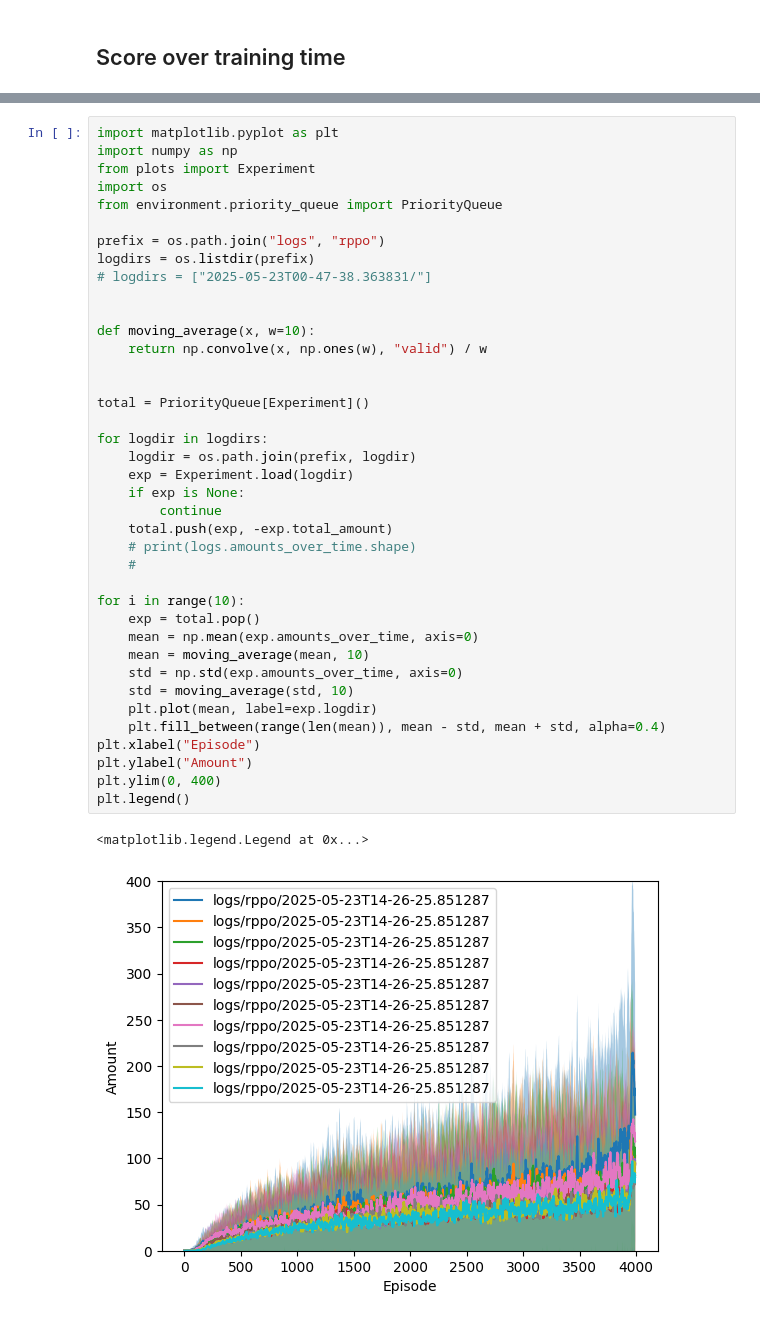
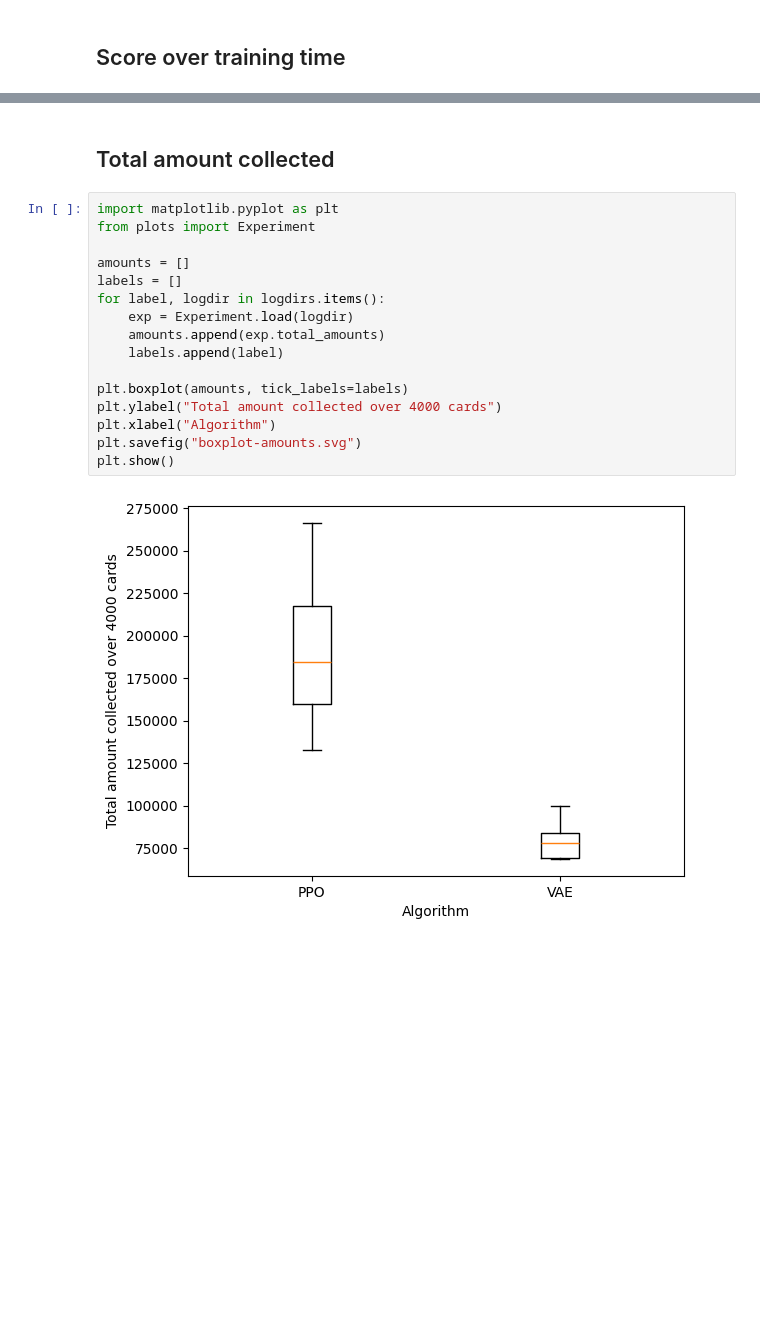
Before and after one commit to FaramirHurin/RL_Attack_September24, a Jupyter notebook: agents-comparison.ipynb, the cells around one changed output, grey strips where cells are left out. Drawn from its saved outputs; the diff is of its cells as text; blank space fills up the shorter version.

```diff
--- a/agents-comparison.ipynb
+++ b/agents-comparison.ipynb
@@ -105,42 +76,20 @@ plt.legend()
-# %%
-import matplotlib.pyplot as plt
-import numpy as np
-from plots import Experiment
-import os
-from environment.priority_queue import PriorityQueue
-
-prefix = os.path.join("logs", "rppo")
-logdirs = os.listdir(prefix)
-# logdirs = ["2025-05-23T00-47-38.363831/"]
-
-
-def moving_average(x, w=10):
-    return np.convolve(x, np.ones(w), "valid") / w
-
-
-total = PriorityQueue[Experiment]()
-
-for logdir in logdirs:
-    logdir = os.path.join(prefix, logdir)
-    exp = Experiment.load(logdir)
-    if exp is None:
-        continue
-    total.push(exp, -exp.total_amount)
-    # print(logs.amounts_over_time.shape)
-    #
-
-for i in range(10):
-    exp = total.pop()
-    mean = np.mean(exp.amounts_over_time, axis=0)
-    mean = moving_average(mean, 10)
-    std = np.std(exp.amounts_over_time, axis=0)
-    std = moving_average(std, 10)
-    plt.plot(mean, label=exp.logdir)
-    plt.fill_between(range(len(mean)), mean - std, mean + std, alpha=0.4)
-plt.xlabel("Episode")
-plt.ylabel("Amount")
-plt.ylim(0, 400)
-plt.legend()
-# %% [output]
-<matplotlib.legend.Legend at 0x...>
-[figure, removed]
+# %% [markdown]
+## Total amount collected
+# %%
+import matplotlib.pyplot as plt
+from plots import Experiment
+
+amounts = []
+labels = []
+for label, logdir in logdirs.items():
+    exp = Experiment.load(logdir)
+    amounts.append(exp.total_amounts)
+    labels.append(label)
+
+plt.boxplot(amounts, tick_labels=labels)
+plt.ylabel("Total amount collected over 4000 cards")
+plt.xlabel("Algorithm")
+plt.savefig("boxplot-amounts.svg")
+plt.show()
+# %% [output]
+[figure, added]
```
Also changed, not shown: parts of 12 cells of this notebook, 3 other files.
